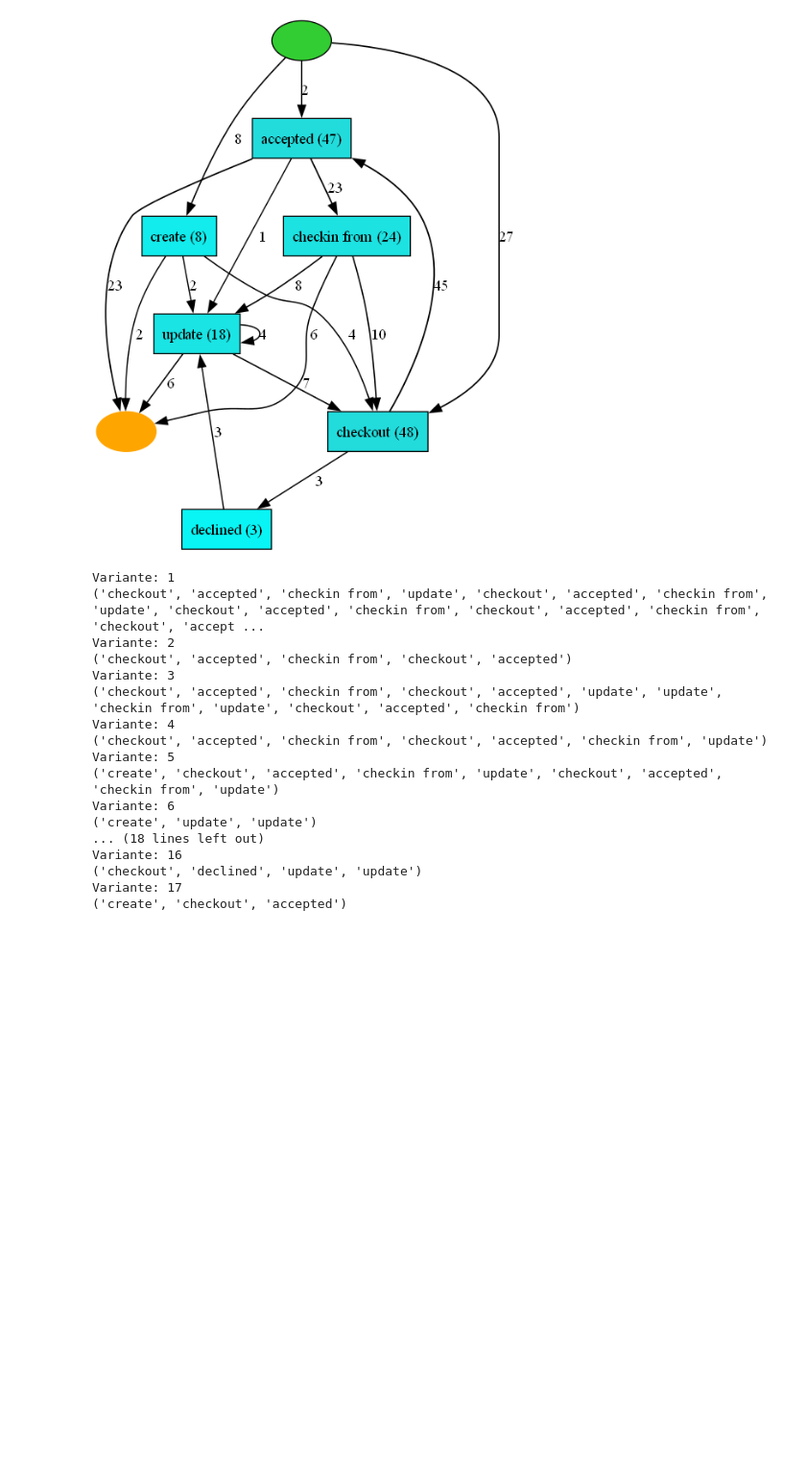
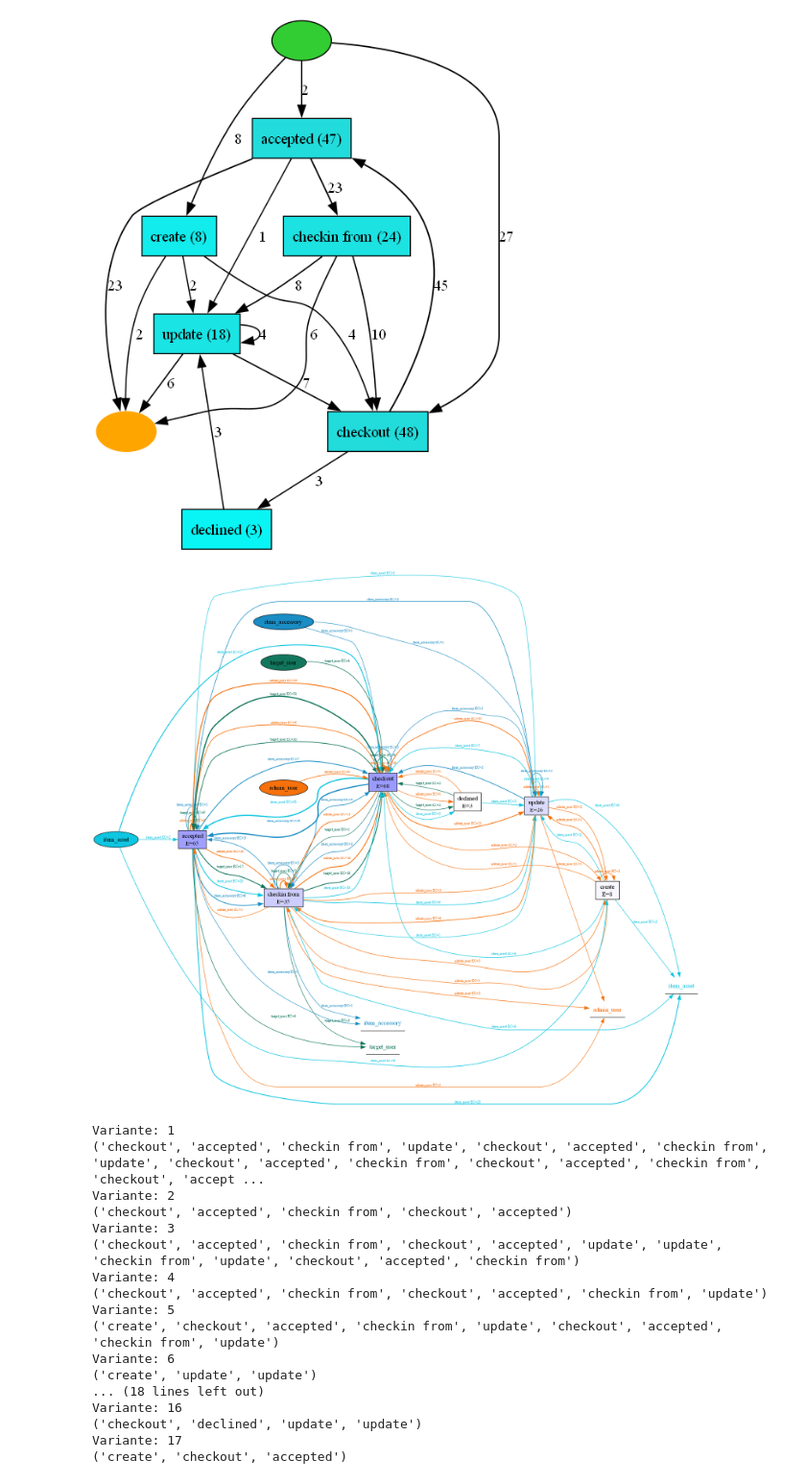
Before and after one commit to dzungtr274/processIntelligenceThema5, a Jupyter notebook: dataProcessing/frage_1.ipynb, the cells around one changed output. Shown at 96% size. Drawn from its saved outputs; the diff is of its cells as text; code cells hidden in the pictures; blank space fills up the shorter version.

Commit message:
add ocel-visualization (ocdfg)

```diff
--- a/dataProcessing/frage_1.ipynb
+++ b/dataProcessing/frage_1.ipynb
@@ -57,6 +57,11 @@ heuristics_net = pm4py.discover_heuristics_net(xes)
 pm4py.vis.view_heuristics_net(heuristics_net)
 # %% [output]
 [figure]
+# %%
+ocel_viz = pm4py.discover_ocdfg(ocel)
+pm4py.vis.view_ocdfg(ocel_viz)
+# %% [output]
+[figure, added]
 # %%
 count = 1
 for variant, subdf in pm4py.split_by_process_variant(xes):
```
